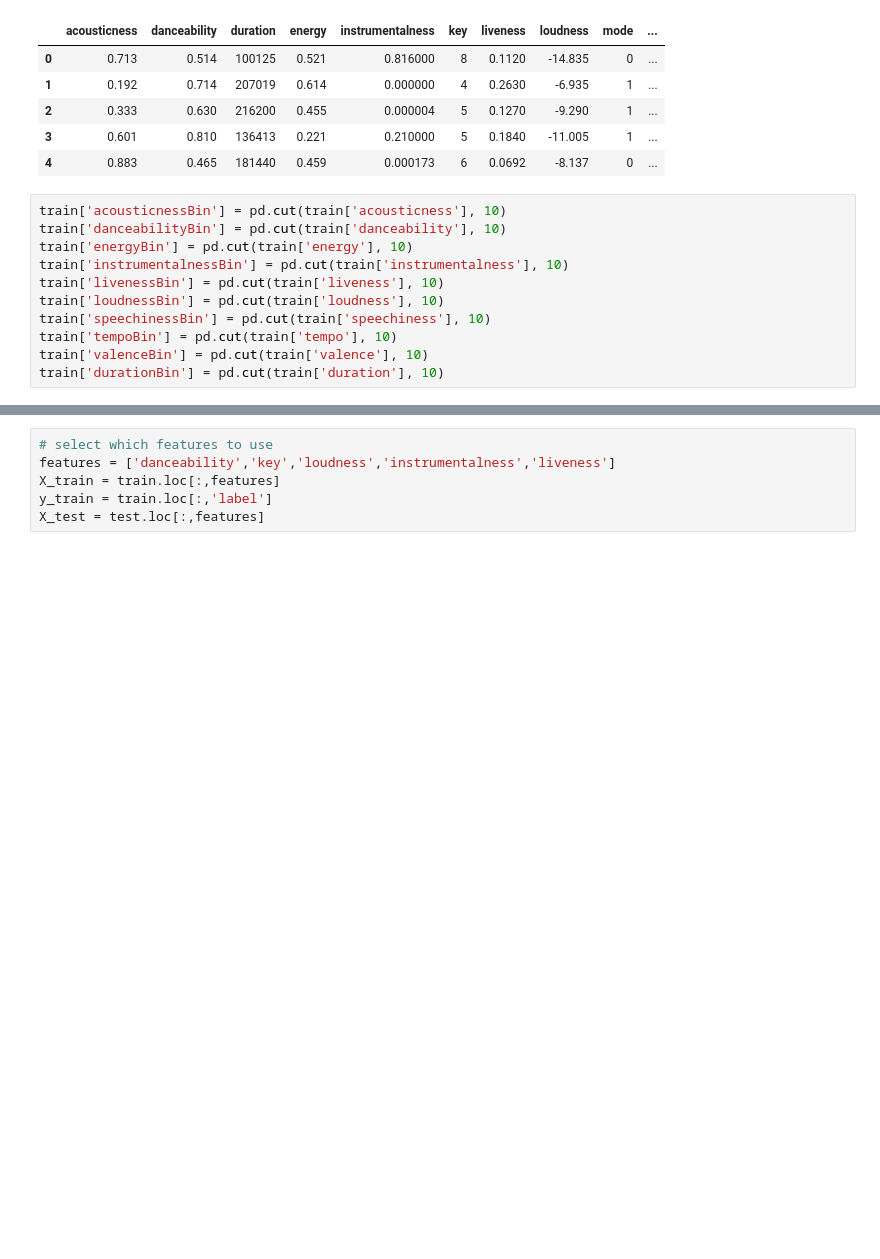
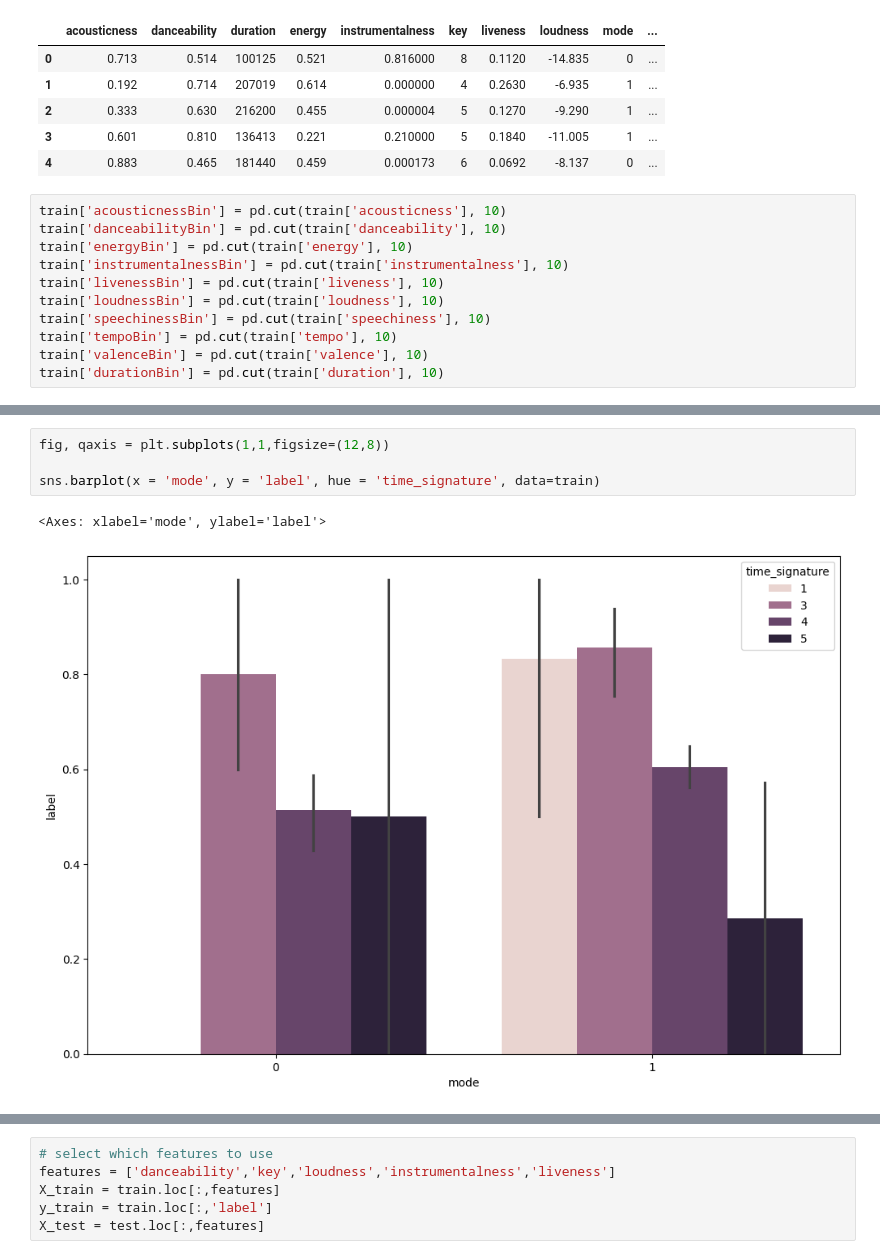
Before and after one commit to srkatsaras/FRTN65---Code-and-Notebooks, a Jupyter notebook: lab_song_classification.ipynb, the cells around one changed output, grey strips where cells are left out. Saved outputs shown, nothing was run; the diff lists cells and outputs as text; blank space fills up the shorter version.

```diff
--- a/lab_song_classification.ipynb
+++ b/lab_song_classification.ipynb
@@ -152,0 +161,7 @@ plt.xlim([train['time_signature'].min(), train['time_signature'].max()+1])
+# %%
+fig, qaxis = plt.subplots(1,1,figsize=(12,8))
+
+sns.barplot(x = 'mode', y = 'label', hue = 'time_signature', data=train)
+# %% [output]
+<Axes: xlabel='mode', ylabel='label'>
+[figure, added]
```
Also changed, not shown: parts of 7 cells of this notebook.
